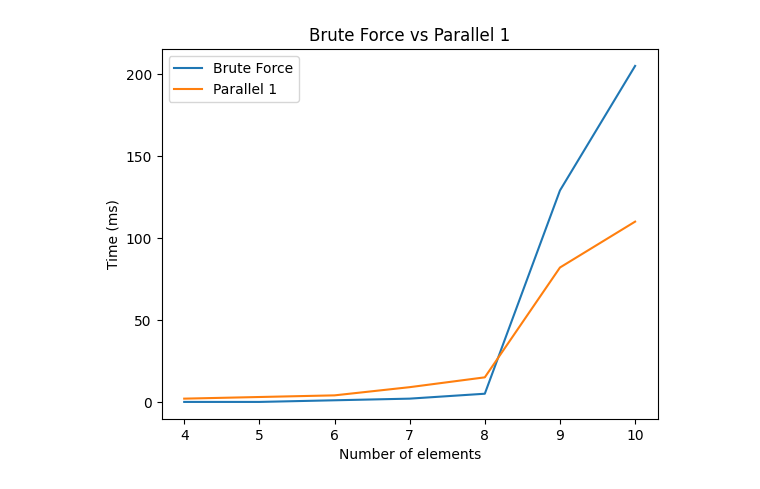
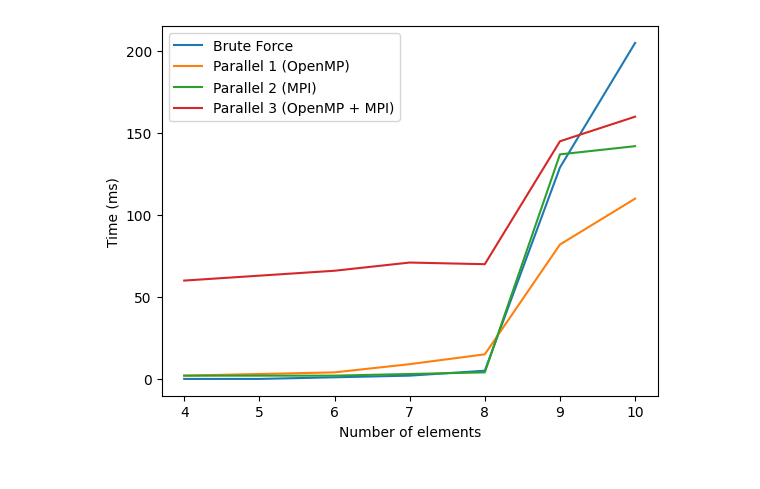
Before and after one commit to xValentim/vehicle-routing-problem-solver, a Jupyter notebook: graphics.ipynb, the cells around one changed output. Cells and saved outputs as stored; diff of their text form; code cells hidden in the pictures.

```diff
--- a/graphics.ipynb
+++ b/graphics.ipynb
@@ -5,13 +5,16 @@ import numpy as np
 x = [4, 5, 6, 7, 8, 9, 10]
 y_brute_force = [0, 0, 1, 2, 5, 129, 205]
 y_parallel_1 = [2, 3, 4, 9, 15, 82, 110]
+y_parallel_2 = [2, 2, 2, 3, 4, 137, 142]
+y_parallel_3 = [60, 63, 66, 71, 70, 145, 160]
 # %%
 plt.plot(x, y_brute_force, label='Brute Force')
-plt.plot(x, y_parallel_1, label='Parallel 1')
+plt.plot(x, y_parallel_1, label='Parallel 1 (OpenMP)')
+plt.plot(x, y_parallel_2, label='Parallel 2 (MPI)')
+plt.plot(x, y_parallel_3, label='Parallel 3 (OpenMP + MPI)')
 plt.xlabel('Number of elements')
 plt.ylabel('Time (ms)')
-plt.title('Brute Force vs Parallel 1')
 plt.legend()
 plt.show()
 # %% [output]
-[figure, old version]
+[figure, new version]
```
Also changed, not shown: parts of 2 cells of this notebook, 6 other files.
